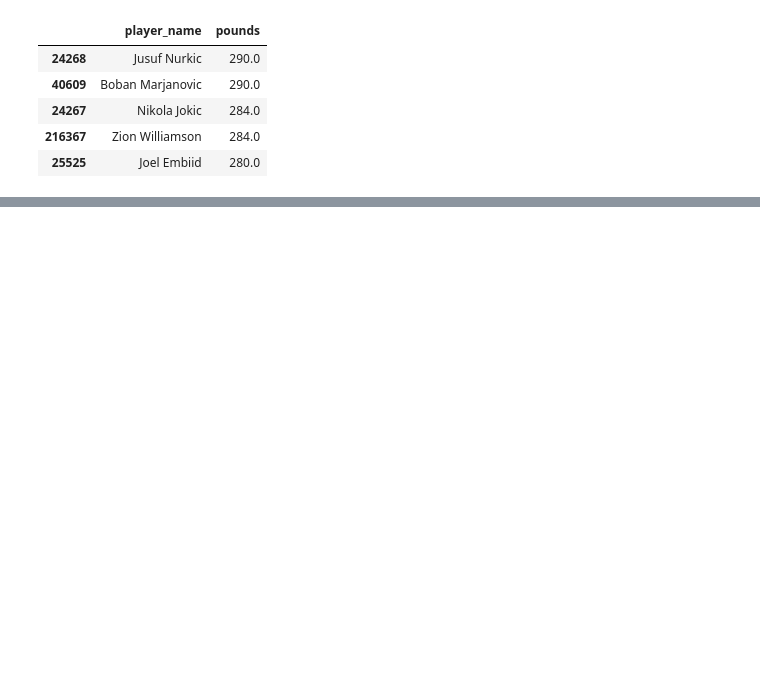
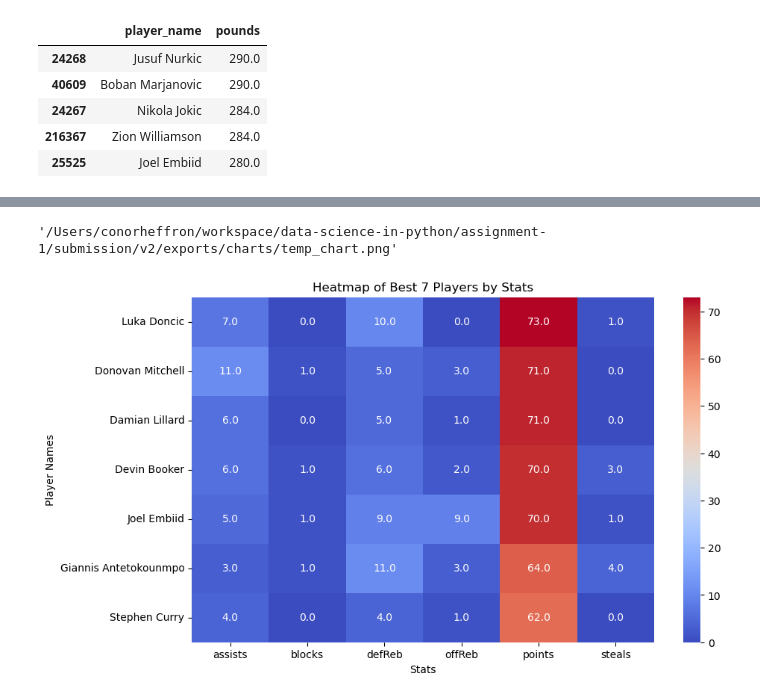
Before and after one commit to conorheffron/nba-stats, a Jupyter notebook: part4-ai-llm-analysis-V3.ipynb, the cells around one changed output, grey strips where cells are left out. Cells and saved outputs as stored; diff of their text form; code cells hidden in the pictures; blank space fills up the shorter version.

```diff
--- a/part4-ai-llm-analysis-V3.ipynb
+++ b/part4-ai-llm-analysis-V3.ipynb
@@ -232,0 +249,5 @@ df_nba.chat("Plot the histogram of points scored by LeBron James showing for eac
+# %%
+df_nba.chat("Plot heatmap of the best 7 player_names")
+# %% [output]
+'/Users/conorheffron/workspace/data-science-in-python/assignment-1/submission/v2/exports/charts/temp_chart.png'
+[figure, added]
```
Also changed, not shown: parts of 14 cells of this notebook, 2 other files.
